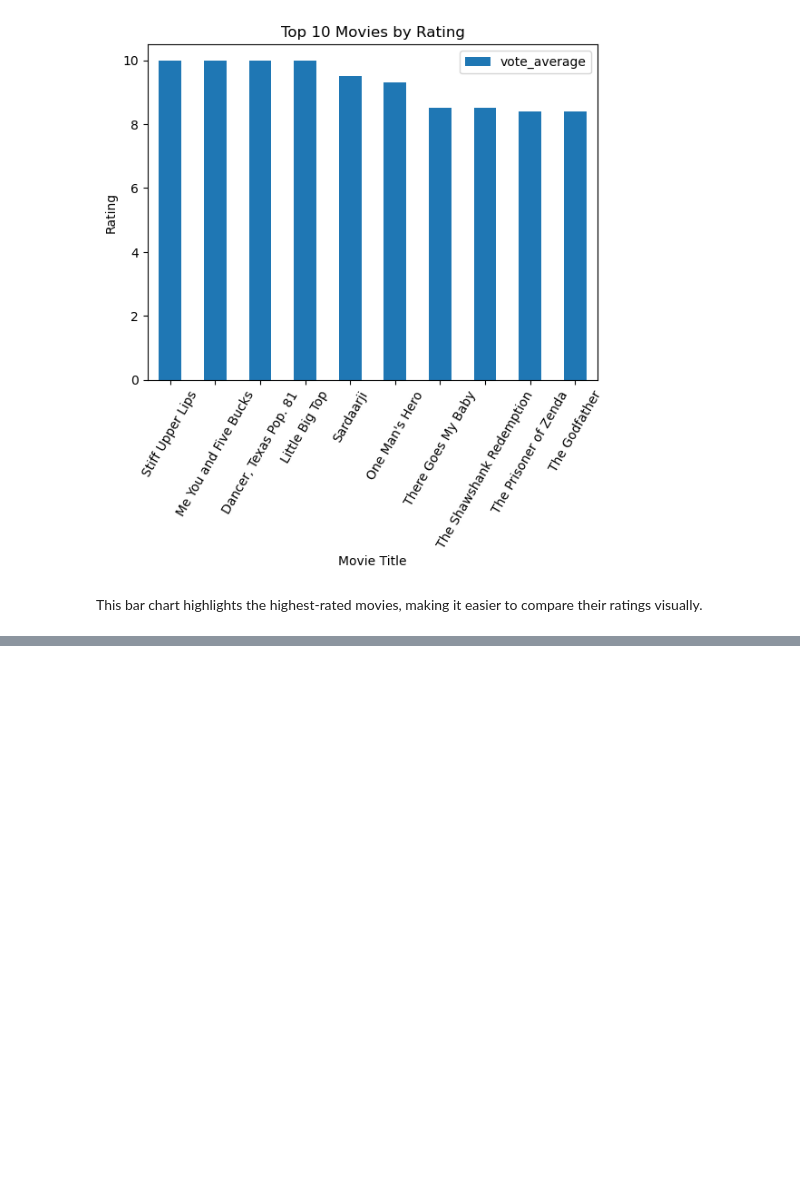
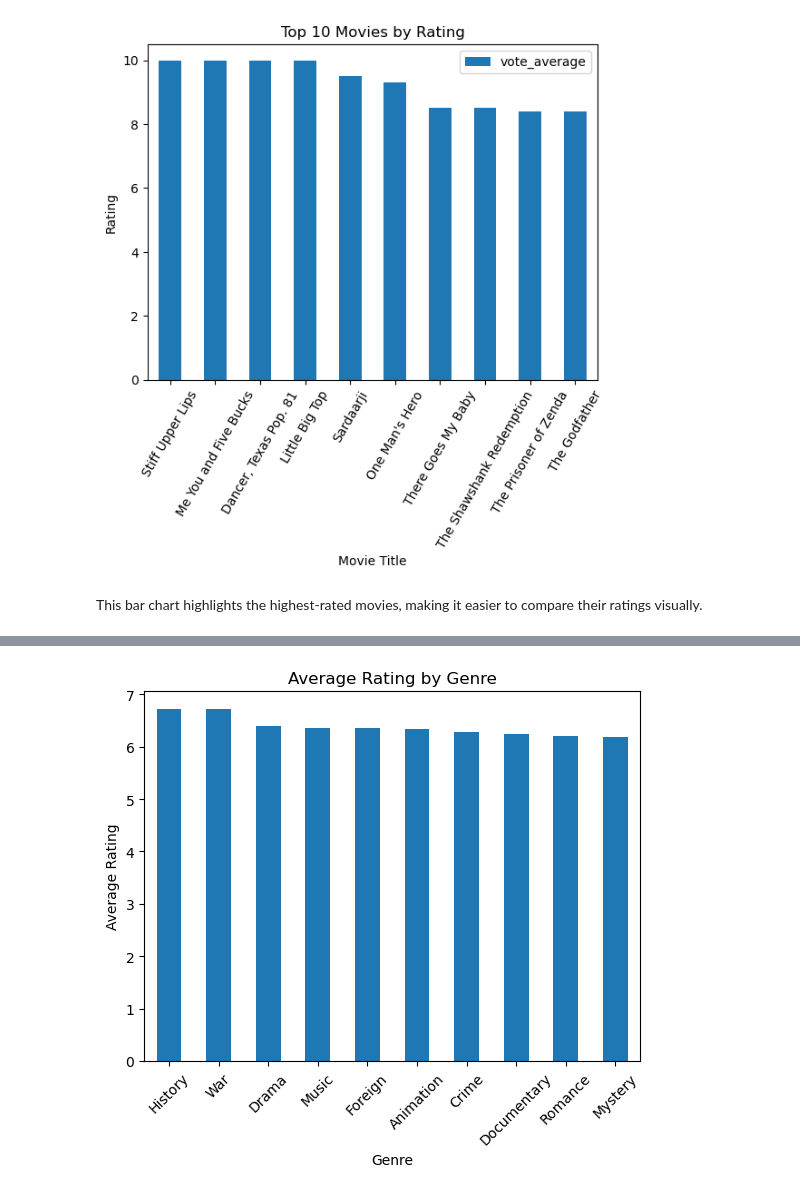
Before and after one commit to HristinaTomova-hub/movie-analysis-project, a Jupyter notebook: Movie_analysis.ipynb, the cells around one changed output, grey strips where cells are left out. Cells and saved outputs as stored; diff of their text form; code cells hidden in the pictures; blank space fills up the shorter version.

Commit message:
Added genre analysis with visualization

```diff
--- a/Movie_analysis.ipynb
+++ b/Movie_analysis.ipynb
@@ -108,3 +108,23 @@ plt.show()
 [figure]
 # %% [markdown]
 This bar chart highlights the highest-rated movies, making it easier to compare their ratings visually.
+# %%
+import ast
+
+def safe_parse(x):
+    try:
+        return ast.literal_eval(x)
+    except:
+        return []
+
+movies['genres'] = movies['genres'].apply(safe_parse)
+
+movies['genres'] = movies['genres'].apply(
+    lambda x: [i['name'] for i in x] if isinstance(x, list) else []
+)
+# %%
+movies_exploded = movies.explode('genres')
+# %%
+genre_ratings = movies_exploded.groupby('genres')['vote_average'].mean().sort_values(ascending=False)
+
+genre_ratings.head(10)
@@ -110,0 +144,11 @@ This bar chart highlights the highest-rated movies, making it easier to compare
+# %%
+import matplotlib.pyplot as plt
+
+genre_ratings.head(10).plot(kind='bar')
+plt.title("Average Rating by Genre")
+plt.xlabel("Genre")
+plt.ylabel("Average Rating")
+plt.xticks(rotation=45)
+plt.show()
+# %% [output]
+[figure, added]
```
Also changed, not shown: parts of 2 cells of this notebook.
